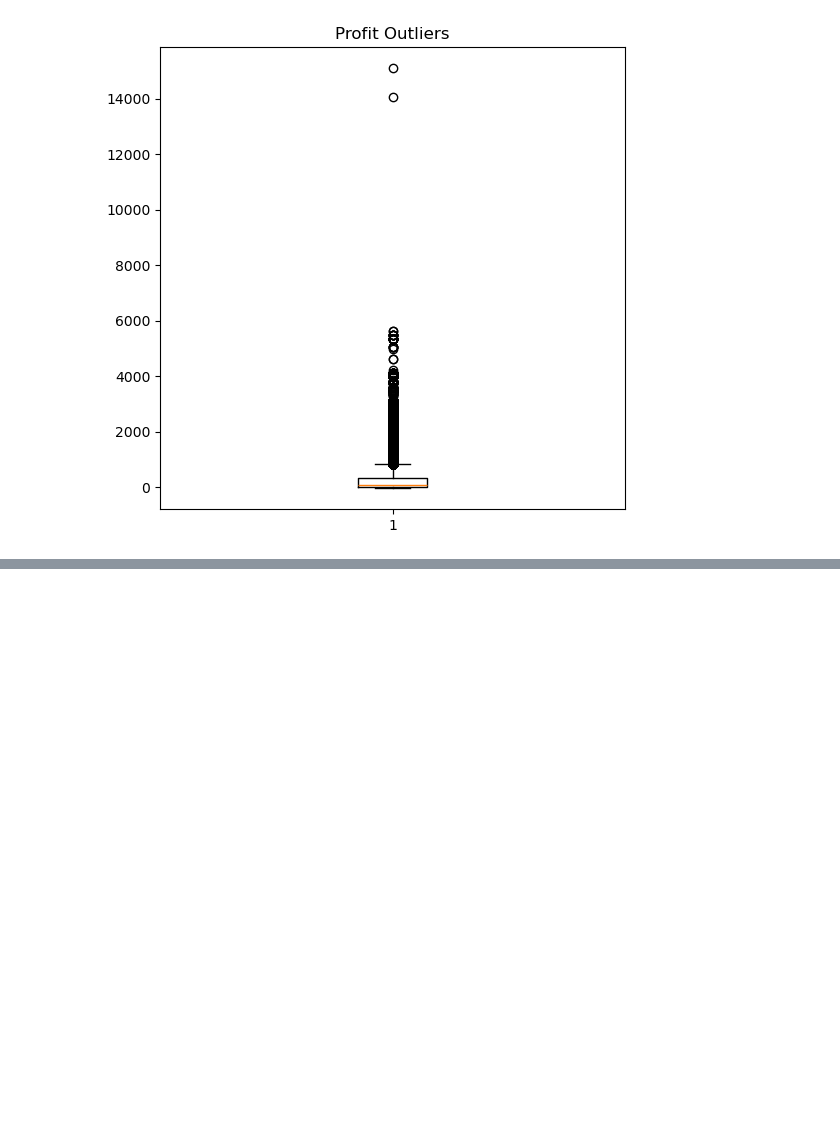
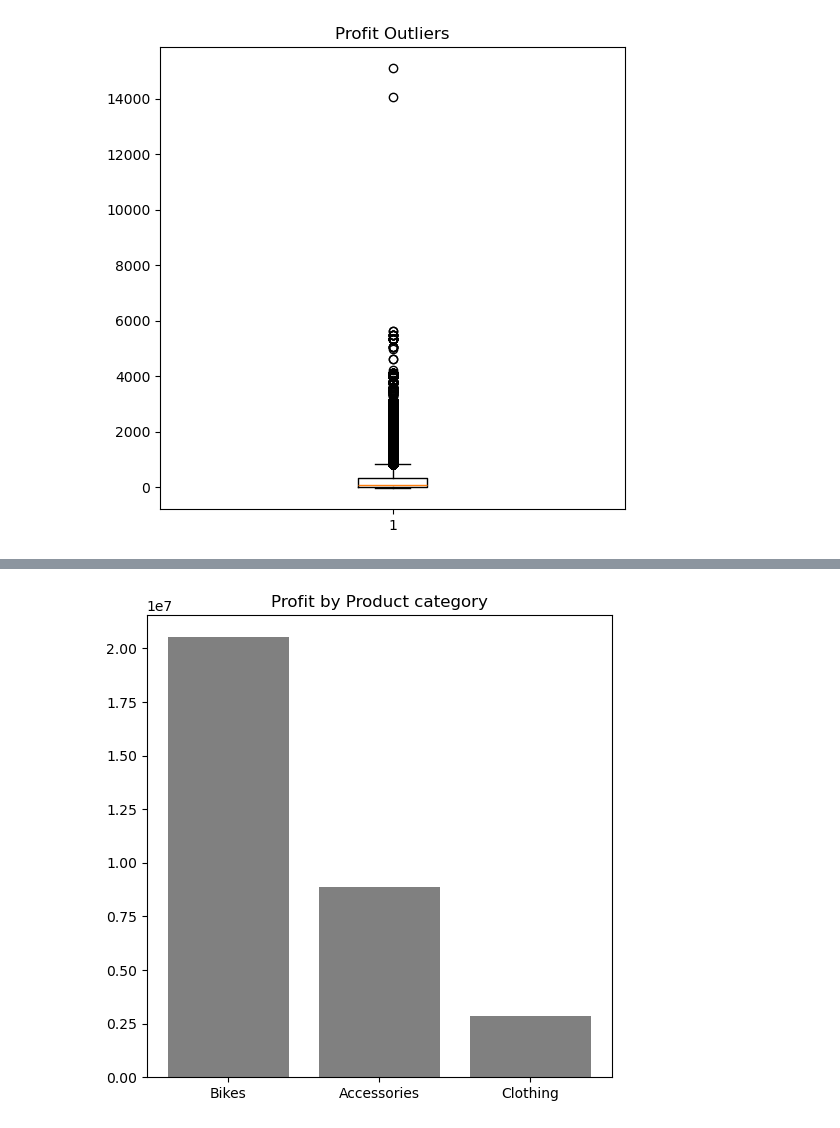
Before and after one commit to sulavg50-ux/Self_data_analysis, a Jupyter notebook: sales.ipynb, the cells around one changed output, grey strips where cells are left out. Saved outputs shown, nothing was run; the diff lists cells and outputs as text; code cells hidden in the pictures; blank space fills up the shorter version.

```diff
--- a/sales.ipynb
+++ b/sales.ipynb
@@ -692,0 +739,8 @@ plt.show()
+# %%
+s9=sales.groupby('Product_Category')['Profit'].sum().sort_values(ascending=False)
+plt.figure(figsize=(6,6))
+plt.bar(s9.index,s9.values,color='grey')
+plt.title('Profit by Product category')
+plt.show()
+# %% [output]
+[figure, added]
```
Also changed, not shown: parts of 17 cells of this notebook.
